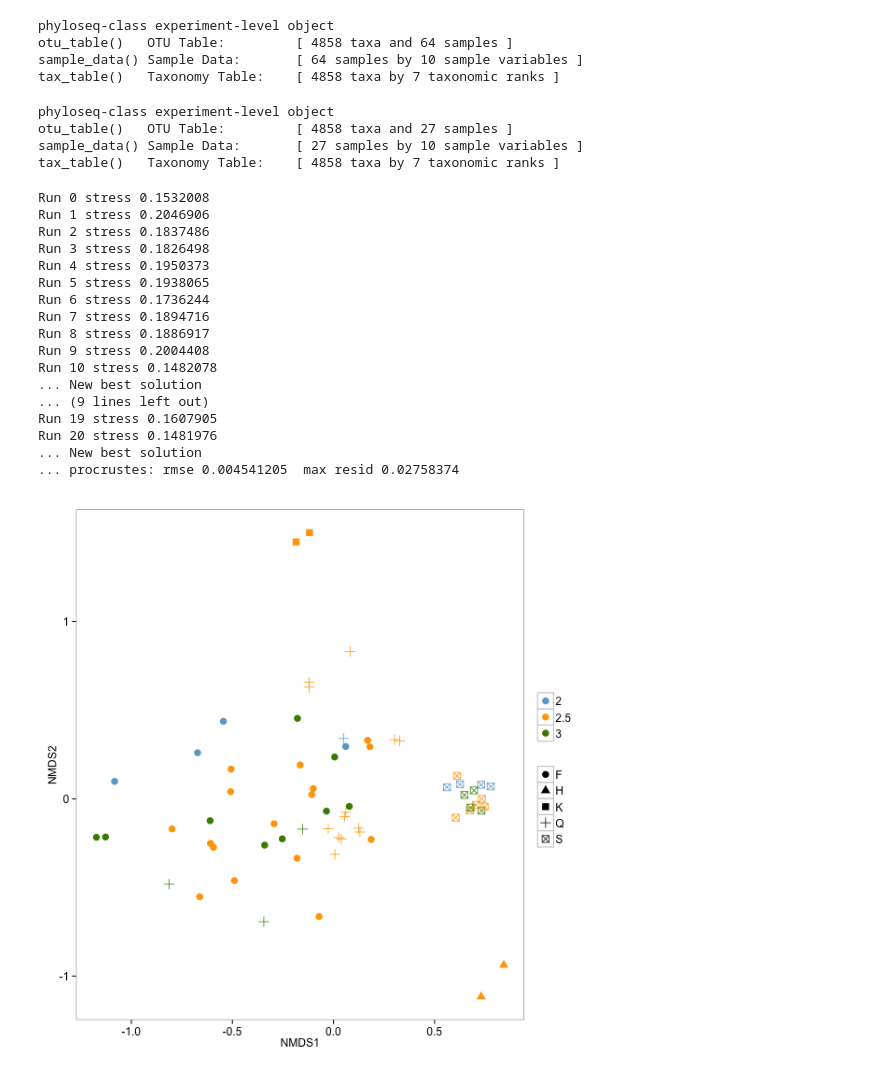
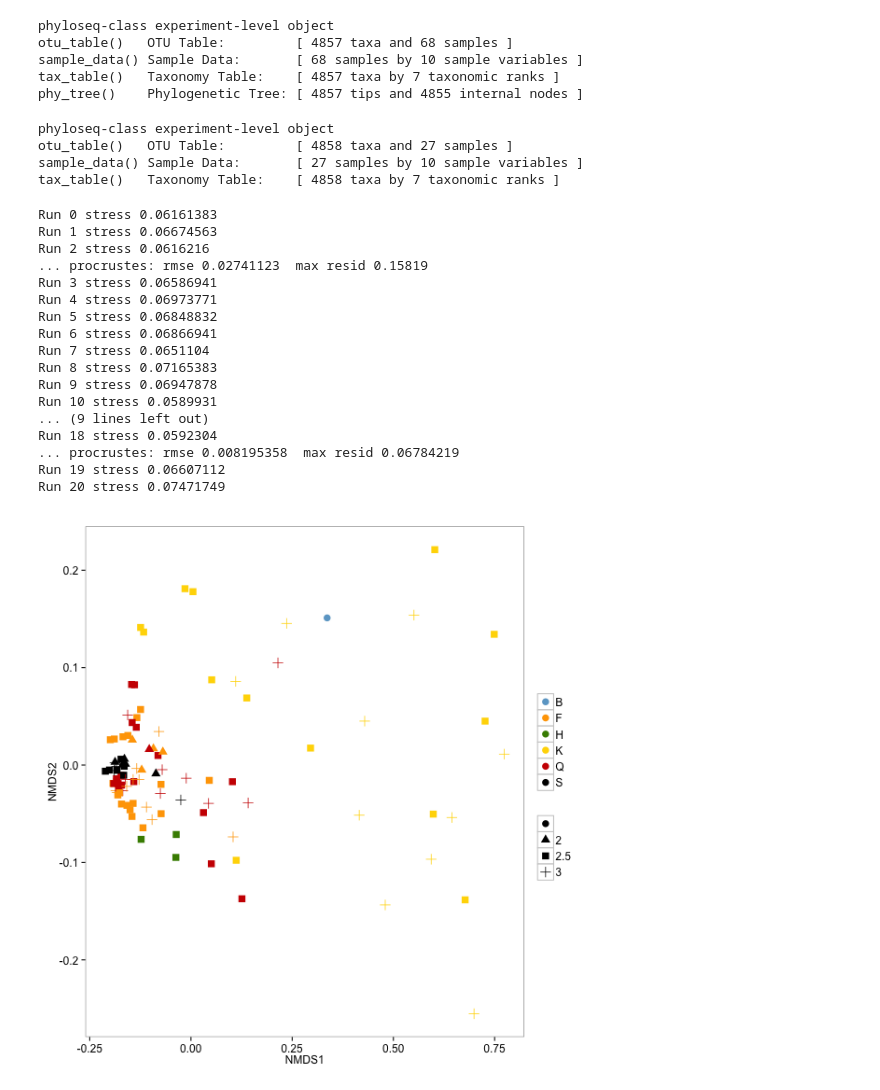
Before and after one commit to TheaWhitman/Mineral16S, a Jupyter notebook: manuscript_figures/Ordination_plots.ipynb, the cells around one changed output. Cells and saved outputs as stored; diff of their text form; code cells hidden in the pictures.

```diff
--- a/manuscript_figures/Ordination_plots.ipynb
+++ b/manuscript_figures/Ordination_plots.ipynb
@@ -93,6 +32,6 @@ Need help? Try the ggplot2 mailing list: http://groups.google.com/group/ggplot2.
 # %%
 %%R
-physeq = import_biom("../../SeqData/otu_table.tax.meta.biom", treefilename= ../../SeqData/f parseFunction = parse_taxonomy_greengenes)
+physeq = import_biom("../../SeqData/otu_table.tax.meta.biom", "../../SeqData/trees/fulltree.tre", parseFunction = parse_taxonomy_greengenes)
 # %%
 %%R
 physeq
@@ -110,12 +58,13 @@ ERROR: Cell magic `%%R` not found.
 # %%
 %%R
-physeq.noSmall<-subset_samples(physeq,sample_sums(physeq)>10000)
+physeq.noSmall<-subset_samples(physeq,sample_sums(physeq)>5000)
 physeq.noSmall
 # %% [output]
 phyloseq-class experiment-level object
-otu_table()   OTU Table:         [ 4858 taxa and 64 samples ]
-sample_data() Sample Data:       [ 64 samples by 10 sample variables ]
-tax_table()   Taxonomy Table:    [ 4858 taxa by 7 taxonomic ranks ]
+otu_table()   OTU Table:         [ 4857 taxa and 68 samples ]
+sample_data() Sample Data:       [ 68 samples by 10 sample variables ]
+tax_table()   Taxonomy Table:    [ 4857 taxa by 7 taxonomic ranks ]
+phy_tree()    Phylogenetic Tree: [ 4857 tips and 4855 internal nodes ]
 # %%
 %%R
 physeq.noSmall.FQ <- subset_samples(physeq,sample_sums(physeq)>1000)
@@ -128,7 +77,7 @@ sample_data() Sample Data:       [ 27 samples by 10 sample variables ]
 tax_table()   Taxonomy Table:    [ 4858 taxa by 7 taxonomic ranks ]
 # %%
 %%R
-ps<-physeq.noSmall
+ps <- physeq
 # %%
 %%R
 # Normalizes the sample counts by the total - i.e., reporting what fraction of each sample each OTU makes up.
@@ -137,63 +86,66 @@ ps_snorm = transform_sample_counts(ps, function(x) x / sum(x))
 %%R
 # Computing the Bray distance matrix and NMDS in parallel
 
-ord.NMDS.full = ordinate(ps_snorm, method = "NMDS", distance = "bray")
+ord.NMDS.full = ordinate(ps_snorm, method = "NMDS", distance = "unifrac")
 NMDS.full = plot_ordination(ps_snorm, ord.NMDS.full, axes = c(1,2), justDF = TRUE)
 NMDS.full$Samples = rownames(NMDS.full)
 # %% [output]
-Run 0 stress 0.1532008
-Run 1 stress 0.2046906
-Run 2 stress 0.1837486
-Run 3 stress 0.1826498
-Run 4 stress 0.1950373
-Run 5 stress 0.1938065
-Run 6 stress 0.1736244
-Run 7 stress 0.1894716
-Run 8 stress 0.1886917
-Run 9 stress 0.2004408
-Run 10 stress 0.1482078
-... New best solution
+Run 0 stress 0.06161383
+Run 1 stress 0.06674563
+Run 2 stress 0.0616216
+... procrustes: rmse 0.02741123  max resid 0.15819
+Run 3 stress 0.06586941
+Run 4 stress 0.06973771
+Run 5 stress 0.06848832
+Run 6 stress 0.06866941
+Run 7 stress 0.0651104
+Run 8 stress 0.07165383
+Run 9 stress 0.06947878
+Run 10 stress 0.0589931
 ... (9 lines left out)
-Run 19 stress 0.1607905
-Run 20 stress 0.1481976
-... New best solution
-... procrustes: rmse 0.004541205  max resid 0.02758374
+Run 18 stress 0.0592304
+... procrustes: rmse 0.008195358  max resid 0.06784219
+Run 19 stress 0.06607112
+Run 20 stress 0.07471749
 # %%
 %%R -h 600 -w 600
 D <- NMDS.full
 # Sets the relevant ordination
+
+#D$Trtmt <- as.factor(D$Trtmt)
+#levels(D$Trtmt) <- c("Ferrihydrite", "Heavy Fraction", "Kaolinite", "Quartz", "Soil")
 
 colnames(D)[1:2]<-c("NMDS1","NMDS2")
 # Renames the axis columns
 
 #D$AmdmtName = ifelse(D$Amdmt==1,"PyOM",ifelse(D$Amdmt==2,"Stover","Soil only"))
 #D$AmdmtName = factor(D$AmdmtName, levels=c("Soil only", "PyOM", "Stover"))
 #D$DayName = ifelse(D$Day==1,"Day 12",ifelse(D$Day==2,"Day 82","Day 1"))
 
 # Creates an plot object, using the df.sites data, with the x and y axes specified as the PCoA axes,
-p = ggplot(D, aes(x = NMDS1, y = NMDS2, color = Month, shape = Trtmt))
+p = ggplot(D, aes(x = NMDS1, y = NMDS2, color = Trtmt, shape = Month))
 
 # Determines the size of the symbols
 p = p  + geom_point(size=3.5) + scale_colour_manual(values=c("skyblue3","orange","chartreuse4","gold1","red3","black"))
 
 p = p + guides(colour = guide_legend(""), shape = guide_legend(""))
 
 # Determines the color theme of the plot overall
 p = p + theme_bw() +
   theme(
     plot.background = element_blank()
    ,panel.grid.major = element_blank()
    ,panel.grid.minor = element_blank()
   ) +
   theme(strip.text.x = element_text(size=14, face="bold"),axis.text = element_text(size=12),legend.text = element_text(size=12),
           strip.background = element_rect(colour="white", fill="white"))
 
 # Displays the plot object
 #p = p + facet_wrap(~Trtmt, scales="free")
 # The axis scales could be all optimized individually
-#p = p + facet_grid(~Trtmt)
+# p = p + facet_grid(~Month)
 # Adds a "facet_wrap" to it, which means it will plot it separately by whatever we specify - here, Days
 #plot.full.byDay = p
 p
 # %% [output]
-[figure, old version]
+[figure, new version]
```
Also changed, not shown: parts of 8 cells of this notebook, 2 other files.
